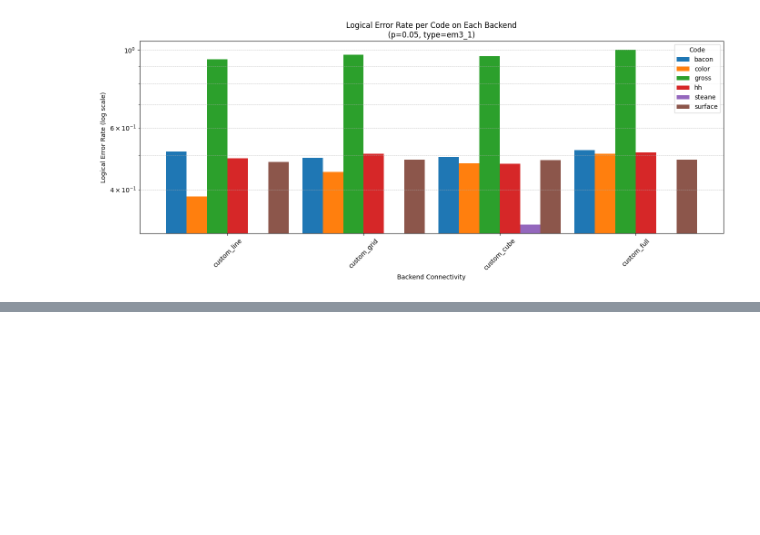
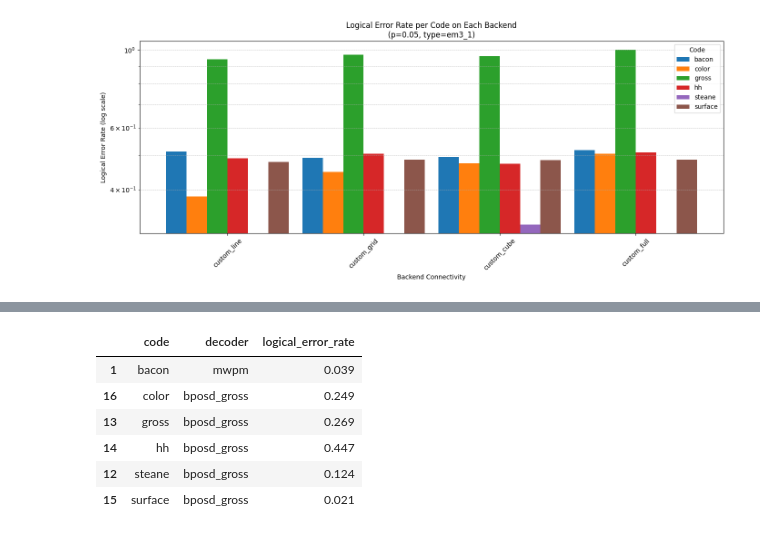
Before and after one commit to aswierkowska/eccentric_bench, a Jupyter notebook: utils/plots.ipynb, the cells around one changed output, grey strips where cells are left out. Cells and saved outputs as stored; diff of their text form; code cells hidden in the pictures; blank space fills up the shorter version.

```diff
--- a/utils/plots.ipynb
+++ b/utils/plots.ipynb
@@ -170,0 +195,12 @@ for _, row in combinations.iterrows():
+# %%
+best_decoders = df_decoders.loc[df_decoders.groupby("code")["logical_error_rate"].idxmin()]
+best_decoders = best_decoders[["code", "decoder", "logical_error_rate"]].sort_values(by="code")
+display(best_decoders)
+# %% [output]
+|  | code | decoder | logical_error_rate |
+| 1 | bacon | mwpm | 0.039 |
+| 16 | color | bposd_gross | 0.249 |
+| 13 | gross | bposd_gross | 0.269 |
+| 14 | hh | bposd_gross | 0.447 |
+| 12 | steane | bposd_gross | 0.124 |
+| 15 | surface | bposd_gross | 0.021 |
```
Also changed, not shown: parts of 2 cells of this notebook, 2 other files.
